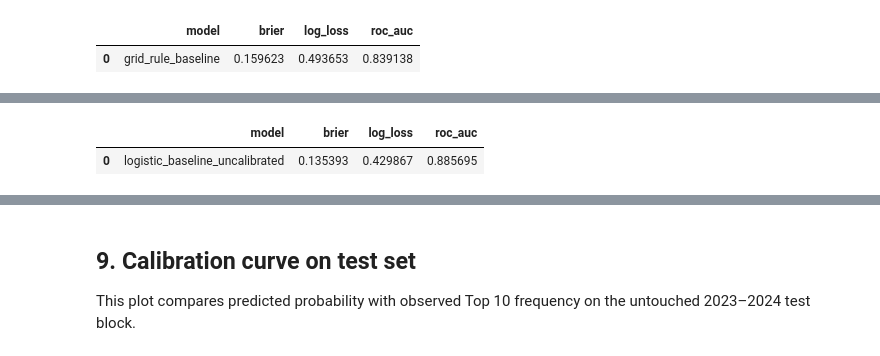
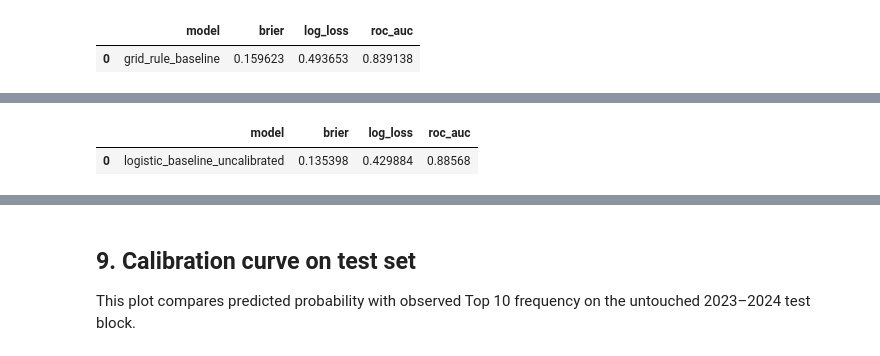
Before and after one commit to TomasRodriguezAlvarez/iit414w-team4-IAWorkshop, a Jupyter notebook: Capstone/Hito1/hito1_baseline.ipynb, the cells around one changed output, grey strips where cells are left out. Drawn from its saved outputs; the diff is of its cells as text; code cells hidden in the pictures.

```diff
--- a/Capstone/Hito1/hito1_baseline.ipynb
+++ b/Capstone/Hito1/hito1_baseline.ipynb
@@ -231,47 +235,60 @@ These are defendable from F1 logic and do not use the test block for training or
 # %%
-X_train = train[features_used]
-y_train = train["is_top10"].astype(int)
+# Feature engineering applied to all splits
+for split in [train, calibration, test]:
+    split['grid_rank_inv'] = 1.0 / split['grid_position']
+    split['driver_constructor_avg'] = (
+        split['driver_prior3_avg_finish'] + split['constructor_prior3_avg_finish']
+    ) / 2
+    split['form_gap'] = (
+        split['driver_prior3_avg_finish'] - split['constructor_prior3_avg_finish']
+    )
+    split['circuit_history_missing'] = split['driver_circuit_prior_avg'].isnull().astype(int)
+    split['driver_circuit_prior_avg'] = split['driver_circuit_prior_avg'].fillna(
+        split['driver_prior3_avg_finish']
+    )
+    tier_map = {'front': 1, 'midfield': 2, 'backmarker': 3}
+    split['tier_num'] = split['constructor_tier'].map(tier_map)
+    split['grid_x_tier'] = split['grid_position'] * split['tier_num']
 
-X_calibration = calibration[features_used]
-y_calibration = calibration["is_top10"].astype(int)
+baseline_numeric_features_ext = [
+    'grid_position', 'grid_rank_inv', 'grid_x_tier',
+    'driver_prior3_avg_finish', 'constructor_prior3_avg_finish',
+    'driver_circuit_prior_avg', 'driver_constructor_avg',
+    'form_gap', 'round', 'circuit_history_missing', 'tier_num'
+]
+baseline_categorical_features_ext = ['constructor_tier', 'circuit_type', 'constructor_name']
+all_features = baseline_numeric_features_ext + baseline_categorical_features_ext
 
-X_test = test[features_used]
-y_test = test["is_top10"].astype(int)
-
-numeric_transformer = Pipeline(steps=[
-    ("imputer", SimpleImputer(strategy="median"))
+preprocess = ColumnTransformer([
+    ('num', SimpleImputer(strategy='median'), baseline_numeric_features_ext),
+    ('cat', Pipeline([
+        ('imp', SimpleImputer(strategy='most_frequent')),
+        ('ohe', OneHotEncoder(handle_unknown='ignore'))
+    ]), baseline_categorical_features_ext)
 ])
 
-categorical_transformer = Pipeline(steps=[
-    ("imputer", SimpleImputer(strategy="most_frequent")),
-    ("onehot", OneHotEncoder(handle_unknown="ignore"))
+X_train = train[all_features]
+y_train = train['is_top10'].astype(int)
+X_calibration = calibration[all_features]
+y_calibration = calibration['is_top10'].astype(int)
+X_test = test[all_features]
+y_test = test['is_top10'].astype(int)
+
+# Logistic regression component of the ensemble
+logistic_model = Pipeline([
+    ('preprocess', preprocess),
+    ('model', LogisticRegression(C=0.01, max_iter=5000))
 ])
+logistic_model.fit(X_train, y_train)
 
-preprocess = ColumnTransformer(
-    transformers=[
-        ("num", numeric_transformer, baseline_numeric_features),
-        ("cat", categorical_transformer, baseline_categorical_features)
-    ]
+lr_cal_prob = logistic_model.predict_proba(X_calibration)[:, 1]
+lr_test_prob = logistic_model.predict_proba(X_test)[:, 1]
+
+lr_metrics = evaluate_predictions(
+    y_test, lr_test_prob, 'logistic_baseline_uncalibrated'
 )
-
-logistic_baseline = Pipeline(steps=[
-    ("preprocess", preprocess),
-    ("model", LogisticRegression(max_iter=2000, C=0.1))
-])
-
-logistic_baseline.fit(X_train, y_train)
-
-calibration_prob_uncalibrated = logistic_baseline.predict_proba(X_calibration)[:, 1]
-test_prob_uncalibrated = logistic_baseline.predict_proba(X_test)[:, 1]
-
-uncalibrated_metrics = evaluate_predictions(
-    y_test,
-    test_prob_uncalibrated,
-    "logistic_baseline_uncalibrated"
-)
-
-display(pd.DataFrame([uncalibrated_metrics]))
+display(pd.DataFrame([lr_metrics]))
 # %% [output]
 |  | model | brier | log_loss | roc_auc |
-| 0 | logistic_baseline_uncalibrated | 0.135393 | 0.429867 | 0.885695 |
+| 0 | logistic_baseline_uncalibrated | 0.135398 | 0.429884 | 0.88568 |
 # %% [markdown]
```
Also changed, not shown: parts of 10 cells of this notebook.
